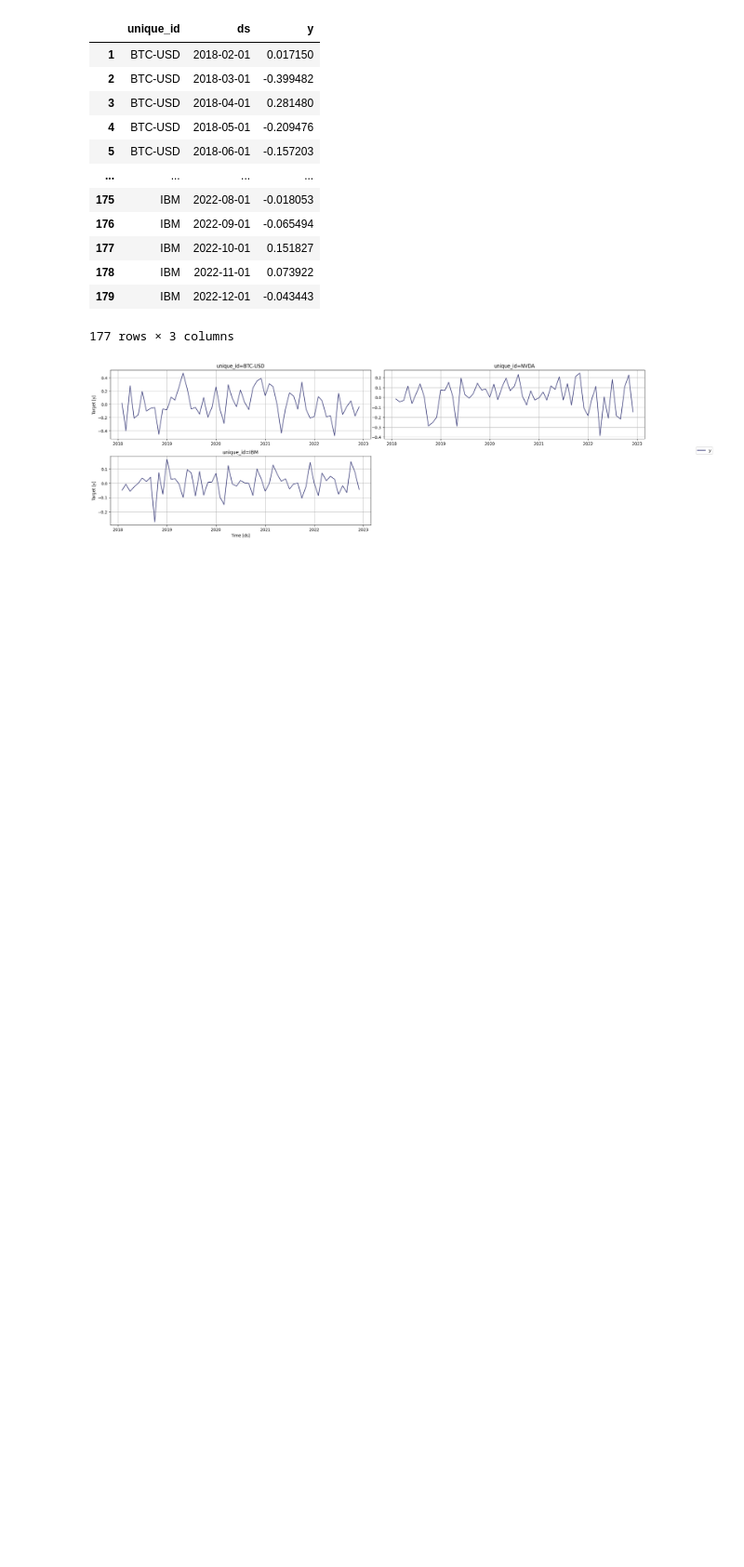
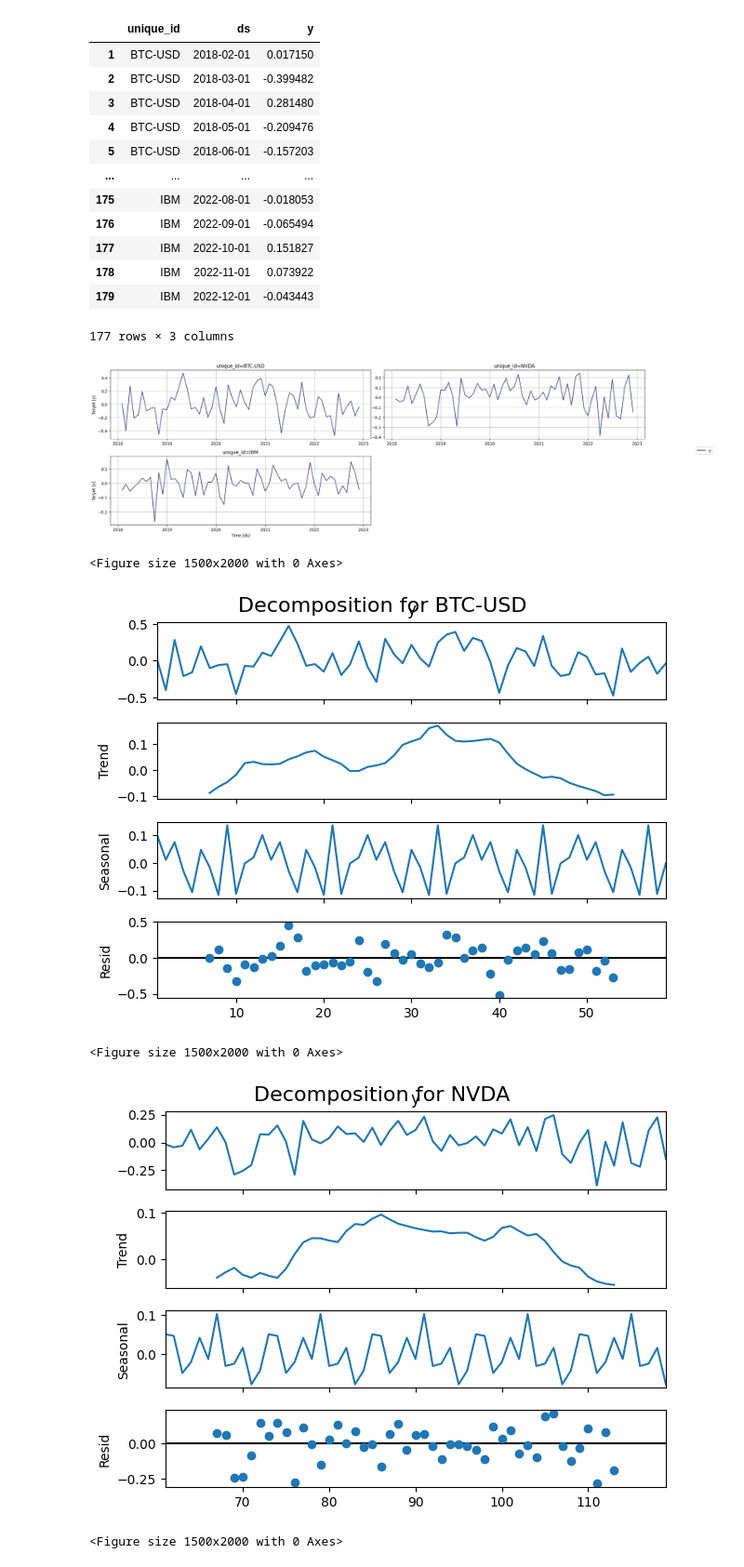
Before and after one commit to marcosherediapimienta/GenerativeAI_TimeSeries, a Jupyter notebook: Test_3.ipynb, the cells around one changed output. Shown at 93% size. Drawn from its saved outputs; the diff is of its cells as text; code cells hidden in the pictures; blank space fills up the shorter version.

```diff
--- a/Test_3.ipynb
+++ b/Test_3.ipynb
@@ -83,3 +88,27 @@ returns
 StatsForecast.plot(returns)
 # %% [output]
 [figure]
+# %%
+# Descomposición estacional
+unique_ids = returns['unique_id'].unique()
+
+for unique_id in unique_ids:
+    series = returns[returns['unique_id'] == unique_id]
+
+    # Asegurarse de que hay suficientes datos para la descomposición
+    if len(series) >= 24:  # Al menos dos años de datos mensuales
+        decomposition = seasonal_decompose(series['y'], model='additive', period=12)
+
+        # Graficar
+        plt.figure(figsize=(15, 20))
+        decomposition.plot()
+        plt.suptitle(f'Decomposition for {unique_id}', fontsize=16)
+        plt.show()
+    else:
+        print(f"Not enough data to decompose for {unique_id}")
+# %% [output]
+<Figure size 1500x2000 with 0 Axes>
+[figure, added]
+<Figure size 1500x2000 with 0 Axes>
+[figure, added]
+<Figure size 1500x2000 with 0 Axes>
```
Also changed, not shown: parts of 10 cells of this notebook.
